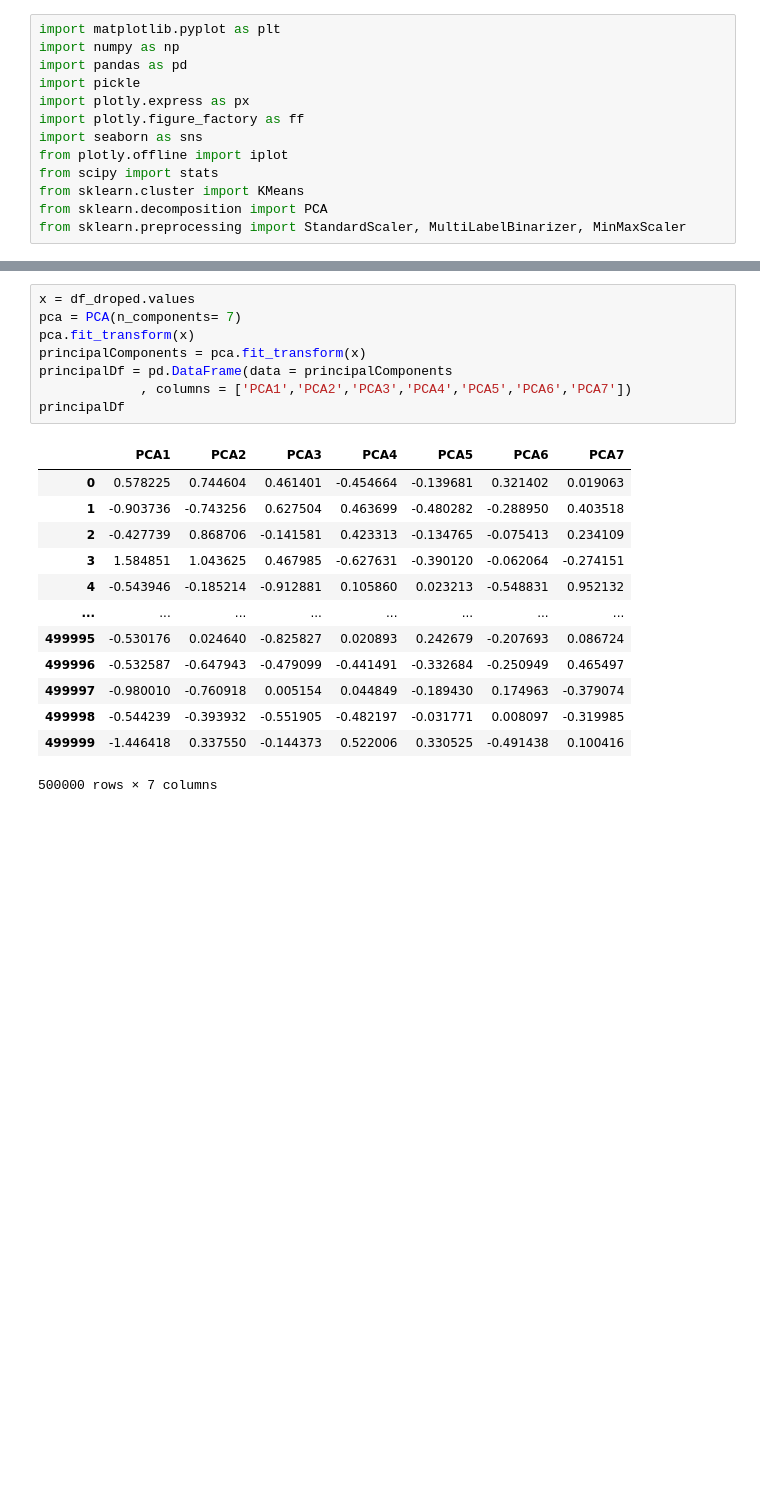
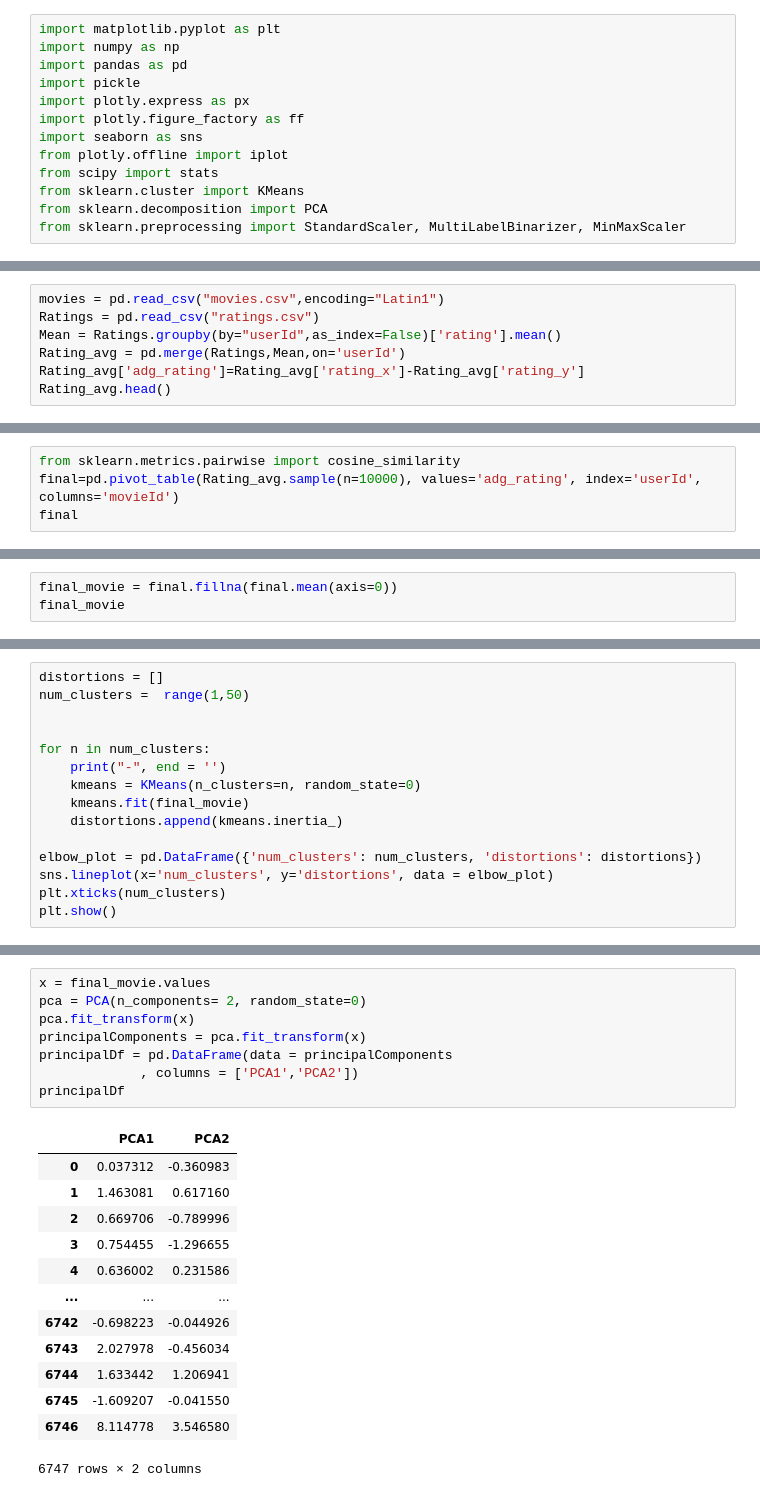
Before and after one commit to red-dot-org/recommendation-model, a Jupyter notebook: NB#2 - Machine Learning Model.ipynb, the cells around one changed output, grey strips where cells are left out. Drawn from its saved outputs; the diff is of its cells as text; blank space fills up the shorter version.

```diff
--- a/NB#2 - Machine Learning Model.ipynb
+++ b/NB#2 - Machine Learning Model.ipynb
@@ -41,0 +14,7 @@ plt.show()
+# %%
+movies = pd.read_csv("movies.csv",encoding="Latin1")
+Ratings = pd.read_csv("ratings.csv")
+Mean = Ratings.groupby(by="userId",as_index=False)['rating'].mean()
+Rating_avg = pd.merge(Ratings,Mean,on='userId')
+Rating_avg['adg_rating']=Rating_avg['rating_x']-Rating_avg['rating_y']
+Rating_avg.head()
@@ -41,0 +44,4 @@ plt.show()
+# %%
+from sklearn.metrics.pairwise import cosine_similarity
+final=pd.pivot_table(Rating_avg.sample(n=10000), values='adg_rating', index='userId', columns='movieId')
+final
@@ -41,0 +63,3 @@ plt.show()
+# %%
+final_movie = final.fillna(final.mean(axis=0))
+final_movie
@@ -41,0 +81,15 @@ plt.show()
+# %%
+distortions = []
+num_clusters =  range(1,50)
+
+
+for n in num_clusters:
+    print("-", end = '')
+    kmeans = KMeans(n_clusters=n, random_state=0)
+    kmeans.fit(final_movie)
+    distortions.append(kmeans.inertia_)
+
+elbow_plot = pd.DataFrame({'num_clusters': num_clusters, 'distortions': distortions})
+sns.lineplot(x='num_clusters', y='distortions', data = elbow_plot)
+plt.xticks(num_clusters)
+plt.show()
@@ -42,22 +120,22 @@ plt.show()
 # %%
-x = df_droped.values
-pca = PCA(n_components= 7)
+x = final_movie.values
+pca = PCA(n_components= 2, random_state=0)
 pca.fit_transform(x)
 principalComponents = pca.fit_transform(x)
 principalDf = pd.DataFrame(data = principalComponents
-             , columns = ['PCA1','PCA2','PCA3','PCA4','PCA5','PCA6','PCA7'])
+             , columns = ['PCA1','PCA2'])
 principalDf
 # %% [output]
-|  | PCA1 | PCA2 | PCA3 | PCA4 | PCA5 | PCA6 | PCA7 |
-| 0 | 0.578225 | 0.744604 | 0.461401 | -0.454664 | -0.139681 | 0.321402 | 0.019063 |
-| 1 | -0.903736 | -0.743256 | 0.627504 | 0.463699 | -0.480282 | -0.288950 | 0.403518 |
-| 2 | -0.427739 | 0.868706 | -0.141581 | 0.423313 | -0.134765 | -0.075413 | 0.234109 |
-| 3 | 1.584851 | 1.043625 | 0.467985 | -0.627631 | -0.390120 | -0.062064 | -0.274151 |
-| 4 | -0.543946 | -0.185214 | -0.912881 | 0.105860 | 0.023213 | -0.548831 | 0.952132 |
-| ... | ... | ... | ... | ... | ... | ... | ... |
-| 499995 | -0.530176 | 0.024640 | -0.825827 | 0.020893 | 0.242679 | -0.207693 | 0.086724 |
-| 499996 | -0.532587 | -0.647943 | -0.479099 | -0.441491 | -0.332684 | -0.250949 | 0.465497 |
-| 499997 | -0.980010 | -0.760918 | 0.005154 | 0.044849 | -0.189430 | 0.174963 | -0.379074 |
-| 499998 | -0.544239 | -0.393932 | -0.551905 | -0.482197 | -0.031771 | 0.008097 | -0.319985 |
-| 499999 | -1.446418 | 0.337550 | -0.144373 | 0.522006 | 0.330525 | -0.491438 | 0.100416 |
+|  | PCA1 | PCA2 |
+| 0 | 0.037312 | -0.360983 |
+| 1 | 1.463081 | 0.617160 |
+| 2 | 0.669706 | -0.789996 |
+| 3 | 0.754455 | -1.296655 |
+| 4 | 0.636002 | 0.231586 |
+| ... | ... | ... |
+| 6742 | -0.698223 | -0.044926 |
+| 6743 | 2.027978 | -0.456034 |
+| 6744 | 1.633442 | 1.206941 |
+| 6745 | -1.609207 | -0.041550 |
+| 6746 | 8.114778 | 3.546580 |
-500000 rows × 7 columns
+6747 rows × 2 columns
```
Also changed, not shown: parts of 15 cells of this notebook.
